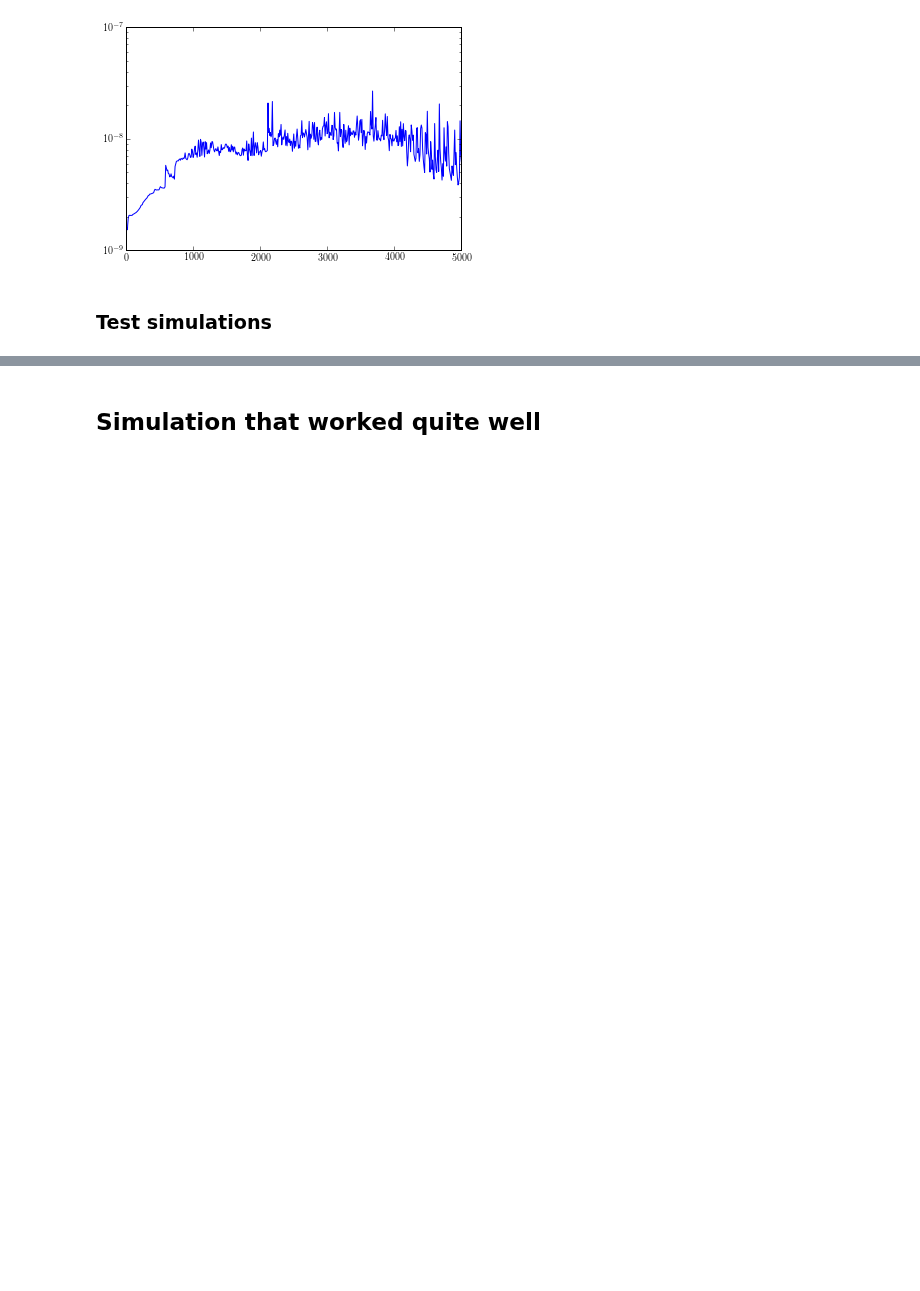
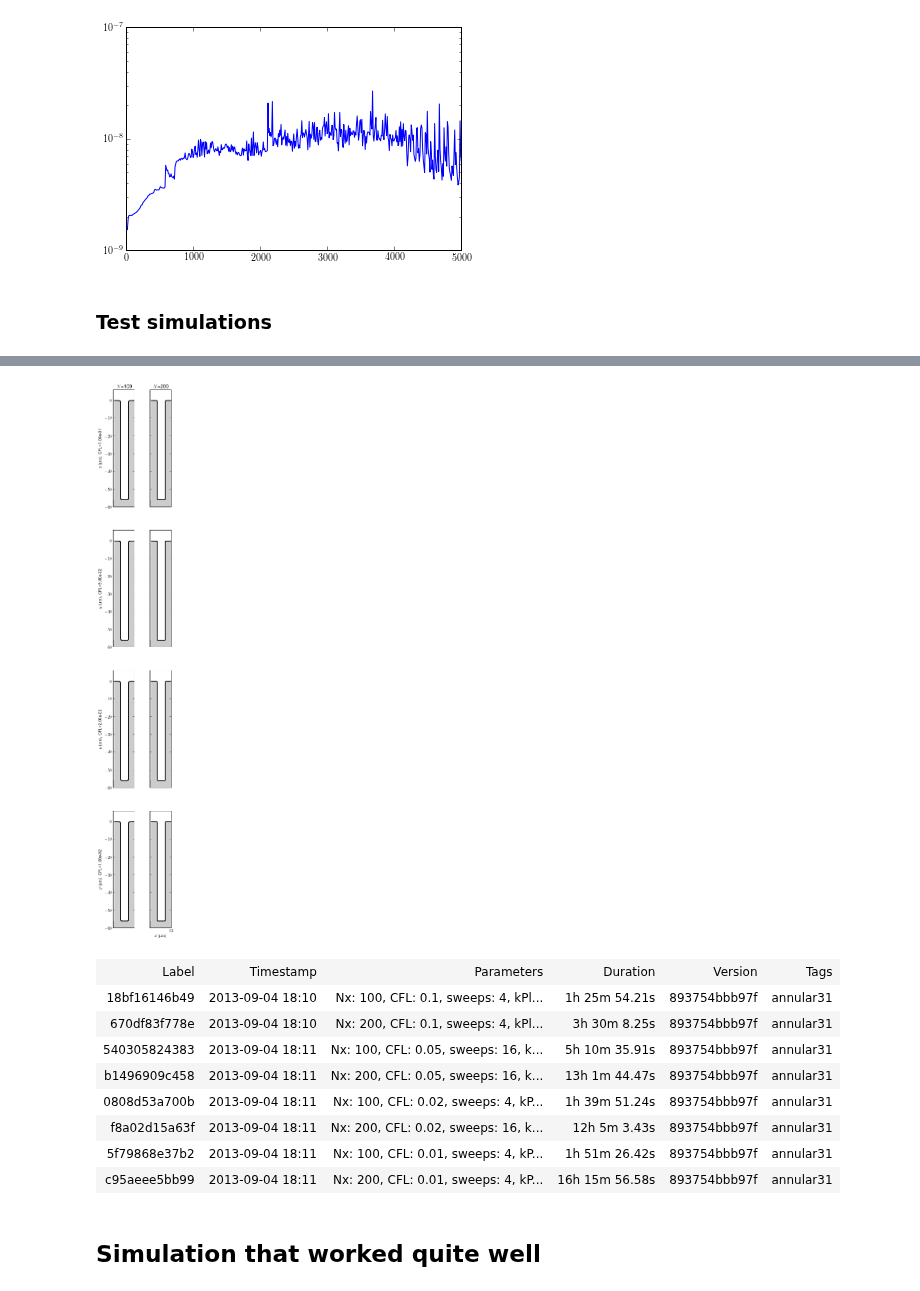
Before and after one commit to wd15/extremefill2D, a Jupyter notebook: annular7.ipynb, the cells around one changed output, grey strips where cells are left out. Drawn from its saved outputs; the diff is of its cells as text; code cells hidden in the pictures; blank space fills up the shorter version.

Commit message:
Notebook includes images for broken simulations.

```diff
--- a/annular7.ipynb
+++ b/annular7.ipynb
@@ -68,10 +68,10 @@ kMinus = 10000000.0
 
 reason = "Running simulation with odd voids under different system parameter to check convergence."
 
-for CFL in (0.1, 0.05, 0.2, 0.1):
+for CFL in (0.1, 0.05, 0.02, 0.01):
     for sweeps in (4, 8, 16):
         for Nx in (100, 200, 400, 800):
-            batch_launch(reason=reason, tags=['annular28'], kPlus=kPlus, kMinus=kMinus, rboundary=rboundary, Nx=Nx, spacing_ratio=1.2, CFL=CFL, sweeps=sweeps)
+            batch_launch(reason=reason, tags=['annular31'], kPlus=kPlus, kMinus=kMinus, rboundary=rboundary, Nx=Nx, spacing_ratio=1.2, CFL=CFL, sweeps=sweeps)
 
-!qstat > qstat_annular28.txt
+!qstat > qstat_annular31.txt
 # %% [output]
@@ -81,6 +81,6 @@ Wed Sep  4 15:58:36 EDT 2013
 %autoreload 2
 from tools import getSMTRecords, smt_ipy_table
 records = getSMTRecords()
-annular27Records = getSMTRecords(records=records, tags=['annular28'])
+annular31Records = getSMTRecords(records=records, tags=['annular31'])
 
-smt_ipy_table(annular27Records, fields=['label', 'timestamp', 'parameters', 'duration', 'version', 'tags'], parameters=['CFL', 'sweeps', 'Nx'])
+smt_ipy_table(annular31Records, fields=['label', 'timestamp', 'parameters', 'duration', 'version', 'tags'], parameters=['CFL', 'sweeps', 'Nx'])
@@ -87,3 +105,25 @@ smt_ipy_table(annular27Records, fields=['label', 'timestamp', 'parameters', 'dur
+# %%
+Nxs = (100, 200)
+CFLs = (0.1, 0.05, 0.02, 0.01)
+getrecord = lambda CFL, Nx: getSMTRecords(records=annular31Records, parameters={'Nx' : Nx, 'CFL' : CFL})[0]
+records = [[getrecord(CFL, Nx) for Nx in Nxs] for CFL in CFLs]
+viewer = MultiViewer(records,
+                     rowtitle=lambda r: r'CFL={0:1.2e}'.format(r.parameters['CFL']),
+                     columntitle=lambda r: r'$N$={0}'.format(r.parameters['Nx']),
+                     figsize=(1.5, 6))
+viewer.plot(times=np.arange(10) * 4000. / 9.)
+smt_ipy_table([j for i in records for j in i], fields=['label', 'timestamp', 'parameters', 'duration', 'version', 'tags'], parameters=['Nx', 'CFL', 'sweeps', 'kPlus', 'kMinus'])
+# %% [output]
+[figure, added]
+| Label | Timestamp | Parameters | Duration | Version | Tags |
+| 18bf16146b49 | 2013-09-04 18:10 | Nx: 100, CFL: 0.1, sweeps: 4, kPl... | 1h 25m 54.21s | 893754bbb97f | annular31 |
+| 670df83f778e | 2013-09-04 18:10 | Nx: 200, CFL: 0.1, sweeps: 4, kPl... | 3h 30m 8.25s | 893754bbb97f | annular31 |
+| 540305824383 | 2013-09-04 18:11 | Nx: 100, CFL: 0.05, sweeps: 16, k... | 5h 10m 35.91s | 893754bbb97f | annular31 |
+| b1496909c458 | 2013-09-04 18:11 | Nx: 200, CFL: 0.05, sweeps: 16, k... | 13h 1m 44.47s | 893754bbb97f | annular31 |
+| 0808d53a700b | 2013-09-04 18:11 | Nx: 100, CFL: 0.02, sweeps: 4, kP... | 1h 39m 51.24s | 893754bbb97f | annular31 |
+| f8a02d15a63f | 2013-09-04 18:11 | Nx: 200, CFL: 0.02, sweeps: 16, k... | 12h 5m 3.43s | 893754bbb97f | annular31 |
+| 5f79868e37b2 | 2013-09-04 18:11 | Nx: 100, CFL: 0.01, sweeps: 4, kP... | 1h 51m 26.42s | 893754bbb97f | annular31 |
+| c95aeee5bb99 | 2013-09-04 18:11 | Nx: 200, CFL: 0.01, sweeps: 4, kP... | 16h 15m 56.58s | 893754bbb97f | annular31 |
 # %% [markdown]
 ## Simulation that worked quite well
 # %%
```
Also changed, not shown: parts of 6 cells of this notebook.
